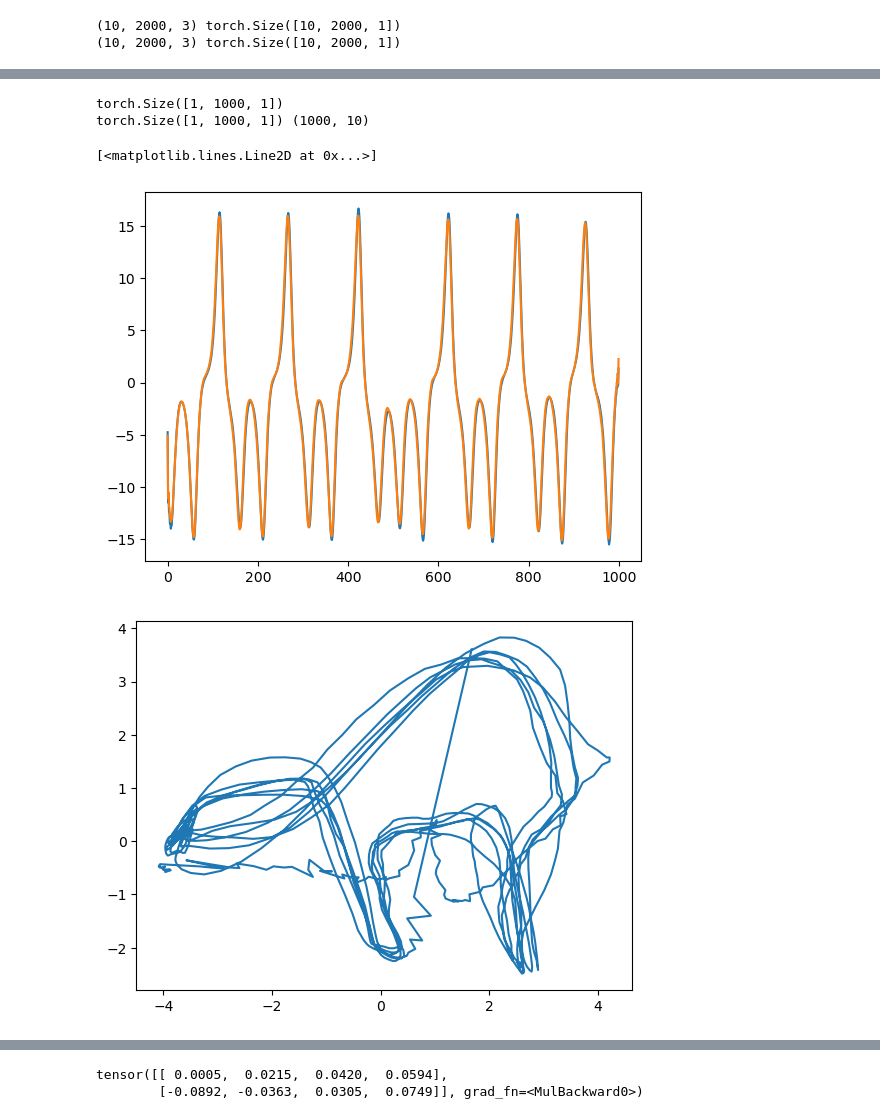
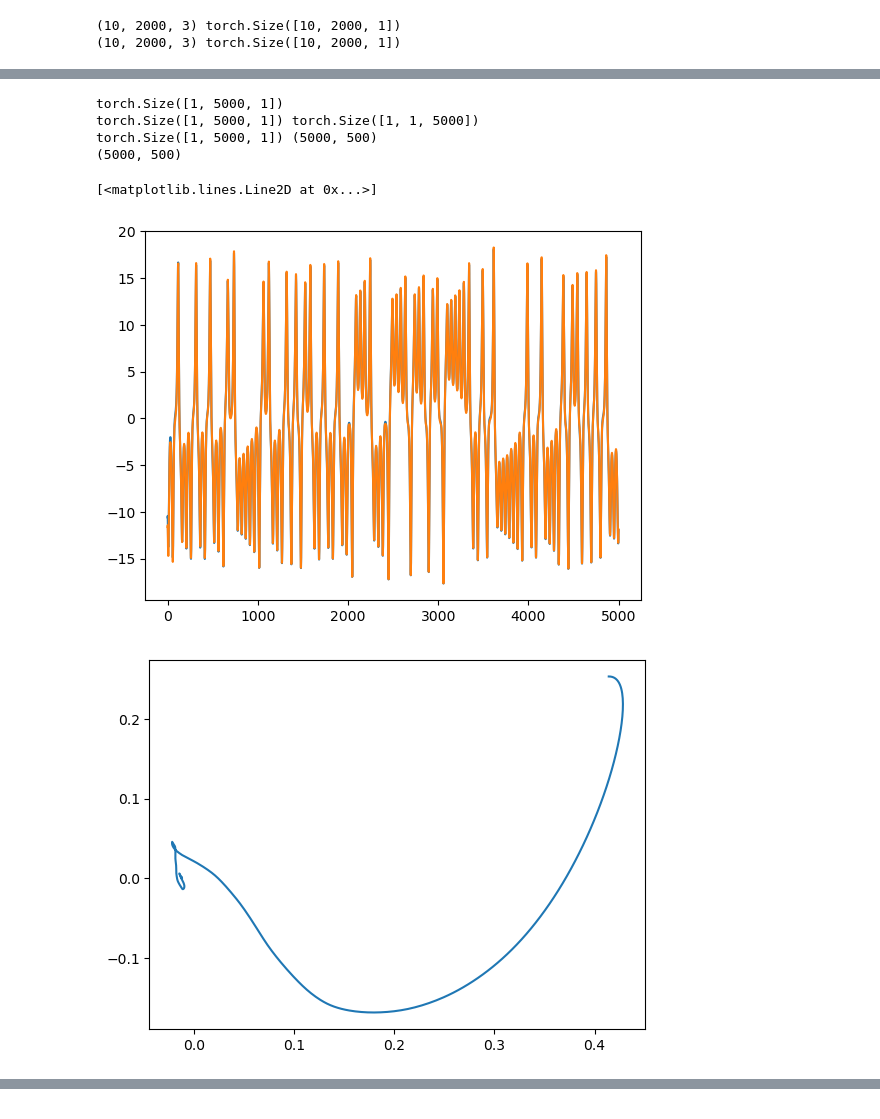
Before and after one commit to mitchellostrow/nn_delay_embeddings, a Jupyter notebook: notebooks/4-10-24 s4_test.ipynb, the cells around one changed output, grey strips where cells are left out. Drawn from its saved outputs; the diff is of its cells as text; code cells hidden in the pictures.

```diff
--- a/notebooks/4-10-24 s4_test.ipynb
+++ b/notebooks/4-10-24 s4_test.ipynb
@@ -13,7 +17,7 @@ from dysts.flows import Lorenz, Hadley
 
 ## Load and simulate an attractor
 model = Lorenz()
-sol = model.make_trajectory(1000, resample=True,noise=0.01)
+sol = model.make_trajectory(5000, resample=True,noise=0.01)
 plt.figure()
 plt.plot(sol[:, 0], sol[:, 1])
 # %% [output]
@@ -31,12 +230,14 @@ Falling back on slow Cauchy and Vandermonde kernel. Install at least one of pyke
 # %%
 class OfficialS4Minimal(nn.Module):
-    def __init__(self,d_input,d_output,d_model,d_state,dropout=0.0,prenorm=False,diagonal=True):
+    def __init__(self,d_input,d_output,d_model,d_state,dropout=0.0,prenorm=False,diagonal=True,rnn=False):
         super().__init__()
         self.prenorm = prenorm
         self.encoder = nn.Linear(d_input,d_model)
         s4 = S4 if not diagonal else S4D
+        if rnn:
+            s4 = S4D_rnn
 
-        self.s4 = s4(d_model,d_state=d_state,dropout=dropout)
+        self.s4 = s4(d_model,d_state=d_state)
 
         self.decoder = nn.Linear(d_model,d_output)
         self.norm = nn.LayerNorm(d_model)
@@ -59,8 +260,9 @@ class OfficialS4Minimal(nn.Module):
 
         # Apply S4 block: we ignore the state input and output
         z, _ = self.s4(z)
+        print(z.shape, x.shape)
 
-        self.hiddens = z.transpose(-1, -2)  # (B, d_model, L) -> (B, L, d_model)
+        z = z.transpose(-1, -2)  # (B, d_model, L) -> (B, L, d_model)
 
         # Residual connection
         x = z + x
@@ -122,12 +328,12 @@ train_loader, val_loader, train_data, val_data = make_dataset(Lorenz,2000,10)
 # %%
 from torch.optim import AdamW
 
-model = OfficialS4Minimal(1,1,2,1000,dropout=0.1,prenorm=True,diagonal=True)
+model = OfficialS4Minimal(1,1,1,1000,dropout=0.1,prenorm=True,diagonal=True,rnn=True)
 
 #model,train_set,val_set,epochs,lr,optimizer,loss_fn,device
 all_train_loss = []
 all_val_loss = []
-for num_steps in [1,3,5,10]:
+for num_steps in [1,3]:
     model, train_loss, val_loss = train(model, train_loader, val_loader, 50, 1e-2,AdamW, nn.MSELoss(), 'cuda',num_steps)
     model, train_loss, val_loss = train(model, train_loader, val_loader, 50, 1e-3,AdamW, nn.MSELoss(), 'cuda',num_steps)
     all_train_loss.extend(train_loss)
@@ -194,29 +553,30 @@ Epoch 26 Validation Loss: 0.35327651500701907
 # %%
 data = torch.tensor(sol[np.newaxis,:,:1]).float().cuda()
 print(data.size())
 plt.figure()
 plt.plot(data[0,:,0].cpu())
 
 
 out,_ = model(data)
-hidden = model.hiddens.detach().cpu().numpy().squeeze()
+hidden = model.s4.hiddens.detach().cpu().numpy().squeeze()
 print(out.shape, hidden.shape)
 plt.plot(out.detach().cpu().numpy()[0,:,0])
 
 #run pca on the hidden states
 from sklearn.decomposition import PCA
 pca = PCA(n_components=2)
-pca.fit(hidden)
-hidden_pca = pca.transform(hidden)
+print(hidden.shape)
+hidden_pca = pca.fit_transform(hidden.real)
 plt.figure()
-plt.plot(hidden_pca[:,0],hidden_pca[:,1],label="reconstructed w PCA")
-# plt.plot(sol[:,0],sol[:,1],label="original")
+plt.plot(hidden_pca[:,0],hidden_pca[:,1])
 plt.figure()
 #plot evr
 plt.plot(np.cumsum(pca.explained_variance_ratio_))
 # %% [output]
-torch.Size([1, 1000, 1])
-torch.Size([1, 1000, 1]) (1000, 10)
+torch.Size([1, 5000, 1])
+torch.Size([1, 5000, 1]) torch.Size([1, 1, 5000])
+torch.Size([1, 5000, 1]) (5000, 500)
+(5000, 500)
 [<matplotlib.lines.Line2D at 0x...>]
-[figure, old version]
+[figure, new version]
-[figure, old version]
+[figure, new version]
@@ -296,18 +596,0 @@ class S4DKernel(nn.Module):
-# %%
-k = S4DKernel(2)
-L = 4
-self = k
-
-dt = torch.exp(self.log_dt) # (H)
-C = torch.view_as_complex(self.C) # (H N)
-A = -torch.exp(self.log_A_real) + 1j * self.A_imag # (H N)
-
-# Vandermonde multiplication
-dtA = A * dt.unsqueeze(-1)  # (H N)
-K = dtA.unsqueeze(-1) * torch.arange(L, device=A.device) # (H N L)
-C = C * (torch.exp(dtA)-1.) / A
-K = 2 * torch.einsum('hn, hnl -> hl', C, torch.exp(K)).real
-K
-# %% [output]
-tensor([[ 0.0005,  0.0215,  0.0420,  0.0594],
-        [-0.0892, -0.0363,  0.0305,  0.0749]], grad_fn=<MulBackward0>)
```
Also changed, not shown: parts of 11 cells of this notebook, 3 other files.
